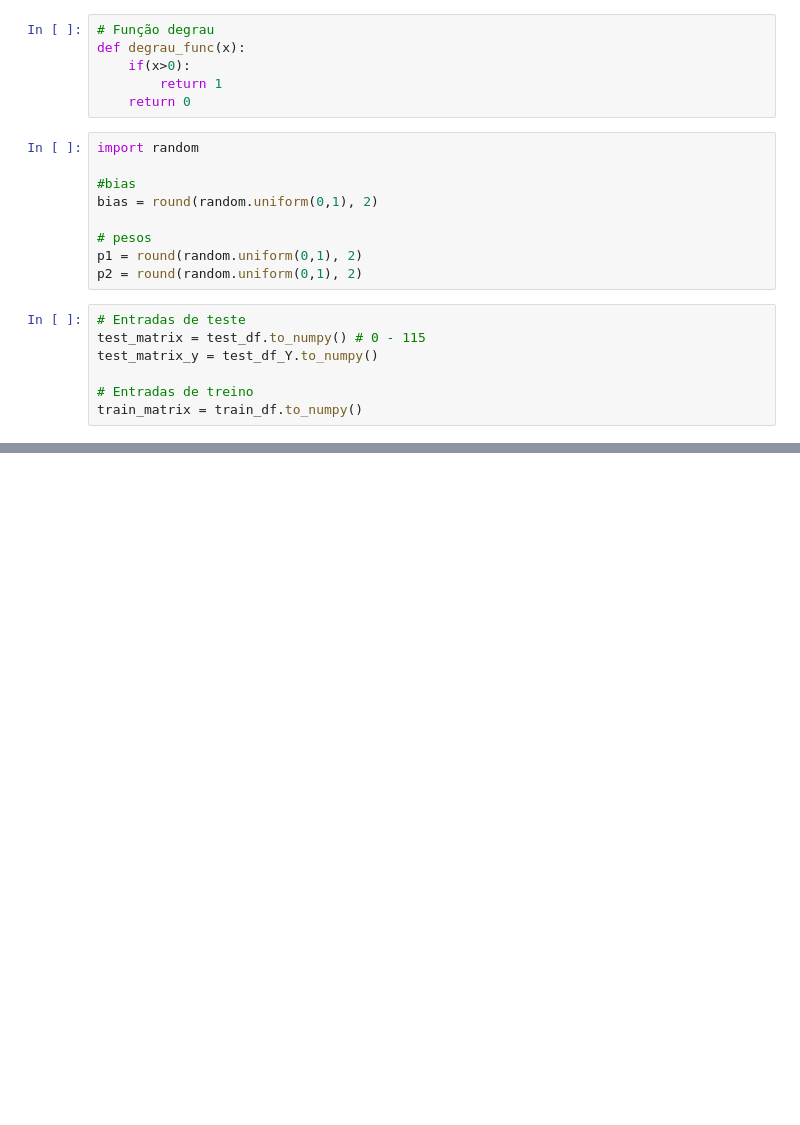
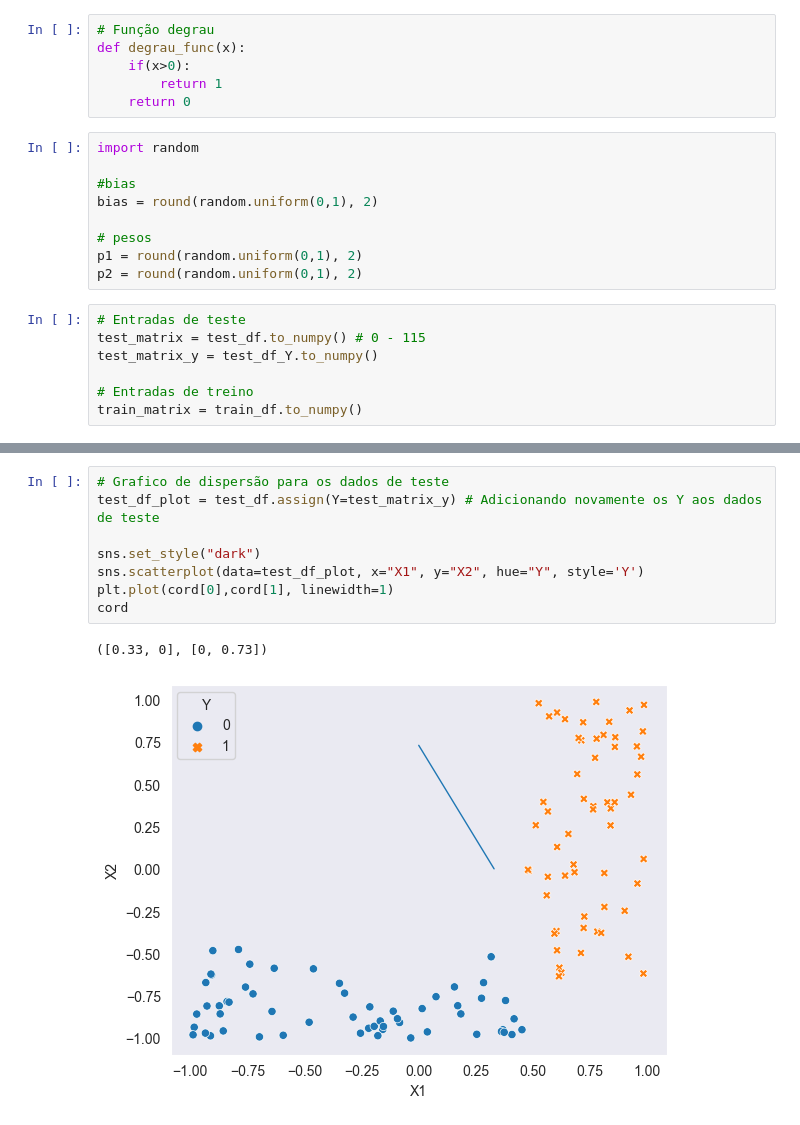
Before and after one commit to Henri-debug/perceptron_neural_net, a Jupyter notebook: motor_perceptron.ipynb, the cells around one changed output, grey strips where cells are left out. Drawn from its saved outputs; the diff is of its cells as text; blank space fills up the shorter version.

```diff
--- a/motor_perceptron.ipynb
+++ b/motor_perceptron.ipynb
@@ -305,0 +306,11 @@ Pesos: [0.9408071955428398, 0.7201777433097512]
+# %%
+# Grafico de dispersão para os dados de teste
+test_df_plot = test_df.assign(Y=test_matrix_y) # Adicionando novamente os Y aos dados de teste
+
+sns.set_style("dark")
+sns.scatterplot(data=test_df_plot, x="X1", y="X2", hue="Y", style='Y')
+plt.plot(cord[0],cord[1], linewidth=1)
+cord
+# %% [output]
+([0.33, 0], [0, 0.73])
+[figure, added]
```
Also changed, not shown: parts of 14 cells of this notebook.
